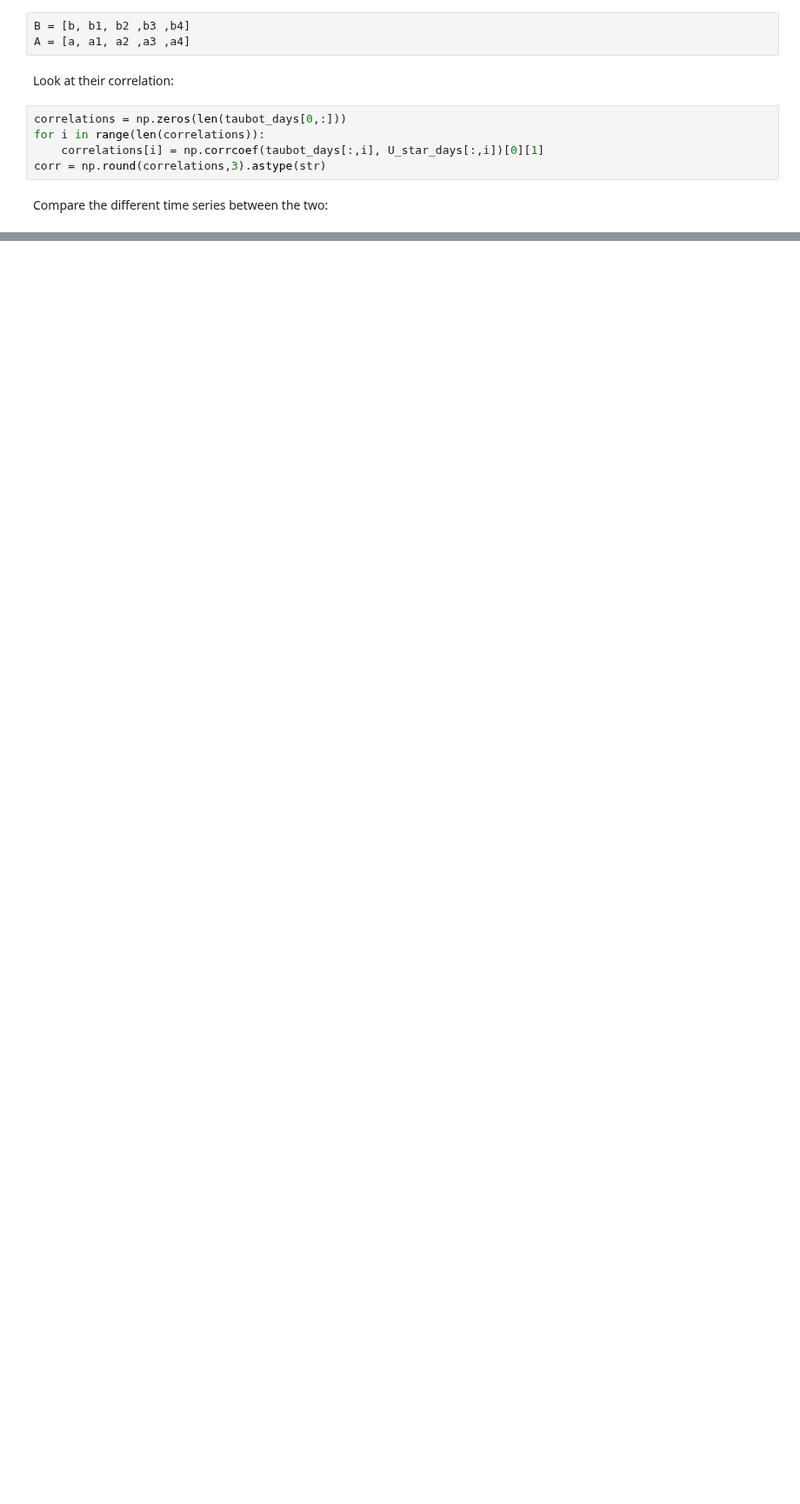
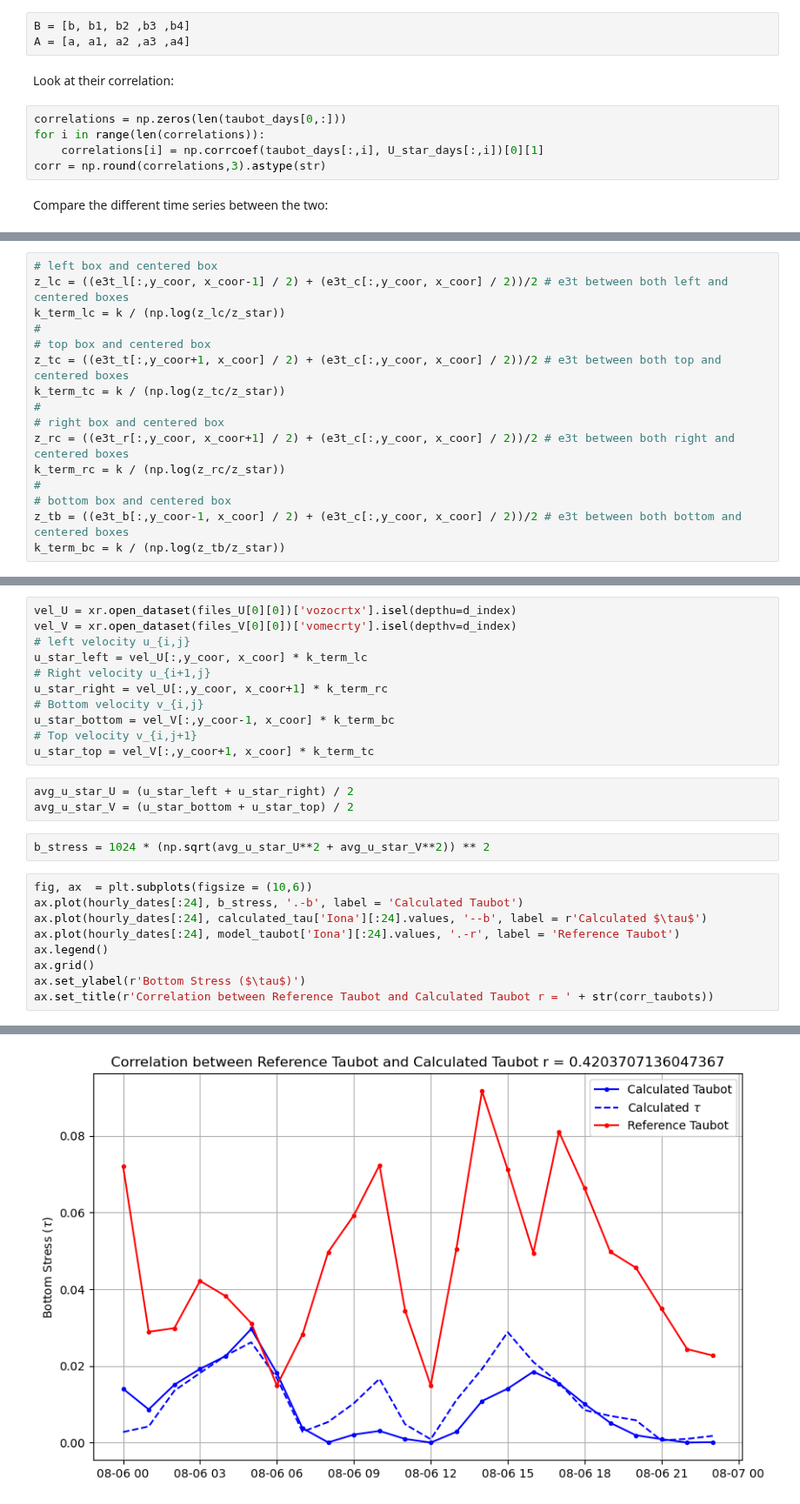
Before and after one commit to SalishSeaCast/analysis-vicente, a Jupyter notebook: Ocean_Parcels/drafts/Model_Resuspension.ipynb, the cells around one changed output, grey strips where cells are left out. Shown at 87% size. Drawn from its saved outputs; the diff is of its cells as text; blank space fills up the shorter version.

```diff
--- a/Ocean_Parcels/drafts/Model_Resuspension.ipynb
+++ b/Ocean_Parcels/drafts/Model_Resuspension.ipynb
@@ -591,0 +987,16 @@ Text(112.59722222222221, 0.5, '$\\tau$  [$Kg \\cdot m^{-1} \\cdot s^{-2}$]')
+# %%
+# left box and centered box
+z_lc = ((e3t_l[:,y_coor, x_coor-1] / 2) + (e3t_c[:,y_coor, x_coor] / 2))/2 # e3t between both left and centered boxes
+k_term_lc = k / (np.log(z_lc/z_star))
+#
+# top box and centered box
+z_tc = ((e3t_t[:,y_coor+1, x_coor] / 2) + (e3t_c[:,y_coor, x_coor] / 2))/2 # e3t between both top and centered boxes
+k_term_tc = k / (np.log(z_tc/z_star))
+#
+# right box and centered box
+z_rc = ((e3t_r[:,y_coor, x_coor+1] / 2) + (e3t_c[:,y_coor, x_coor] / 2))/2 # e3t between both right and centered boxes
+k_term_rc = k / (np.log(z_rc/z_star))
+#
+# bottom box and centered box
+z_tb = ((e3t_b[:,y_coor-1, x_coor] / 2) + (e3t_c[:,y_coor, x_coor] / 2))/2 # e3t between both bottom and centered boxes
+k_term_bc = k / (np.log(z_tb/z_star))
@@ -591,0 +1005,26 @@ Text(112.59722222222221, 0.5, '$\\tau$  [$Kg \\cdot m^{-1} \\cdot s^{-2}$]')
+# %%
+vel_U = xr.open_dataset(files_U[0][0])['vozocrtx'].isel(depthu=d_index)
+vel_V = xr.open_dataset(files_V[0][0])['vomecrty'].isel(depthv=d_index)
+# left velocity u_{i,j}
+u_star_left = vel_U[:,y_coor, x_coor] * k_term_lc
+# Right velocity u_{i+1,j}
+u_star_right = vel_U[:,y_coor, x_coor+1] * k_term_rc
+# Bottom velocity v_{i,j}
+u_star_bottom = vel_V[:,y_coor-1, x_coor] * k_term_bc
+# Top velocity v_{i,j+1}
+u_star_top = vel_V[:,y_coor+1, x_coor] * k_term_tc
+# %%
+avg_u_star_U = (u_star_left + u_star_right) / 2
+avg_u_star_V = (u_star_bottom + u_star_top) / 2
+# %%
+b_stress = 1024 * (np.sqrt(avg_u_star_U**2 + avg_u_star_V**2)) ** 2
+# %%
+fig, ax  = plt.subplots(figsize = (10,6))
+ax.plot(hourly_dates[:24], b_stress, '.-b', label = 'Calculated Taubot')
+ax.plot(hourly_dates[:24], calculated_tau['Iona'][:24].values, '--b', label = r'Calculated $\tau$')
+ax.plot(hourly_dates[:24], model_taubot['Iona'][:24].values, '.-r', label = 'Reference Taubot')
+ax.legend()
+ax.grid()
+ax.set_ylabel(r'Bottom Stress ($\tau$)')
+ax.set_title(r'Correlation between Reference Taubot and Calculated Taubot r = ' + str(corr_taubots))
+# %% [output]
@@ -591,0 +1032 @@ Text(112.59722222222221, 0.5, '$\\tau$  [$Kg \\cdot m^{-1} \\cdot s^{-2}$]')
+[figure, added]
```
Also changed, not shown: parts of 58 cells of this notebook, 7 other files.
